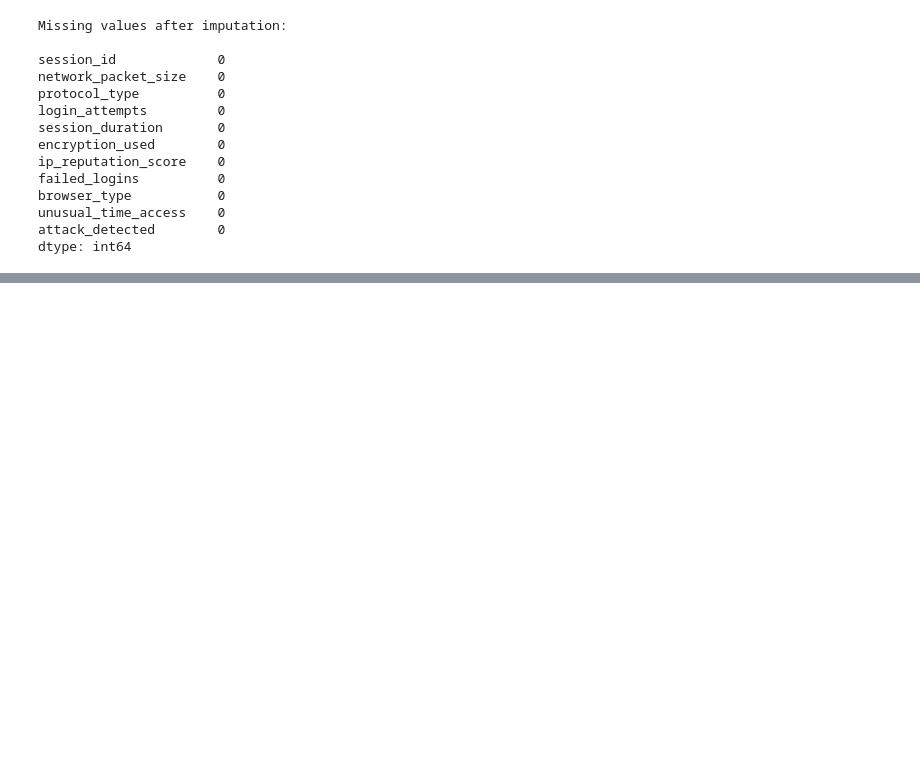
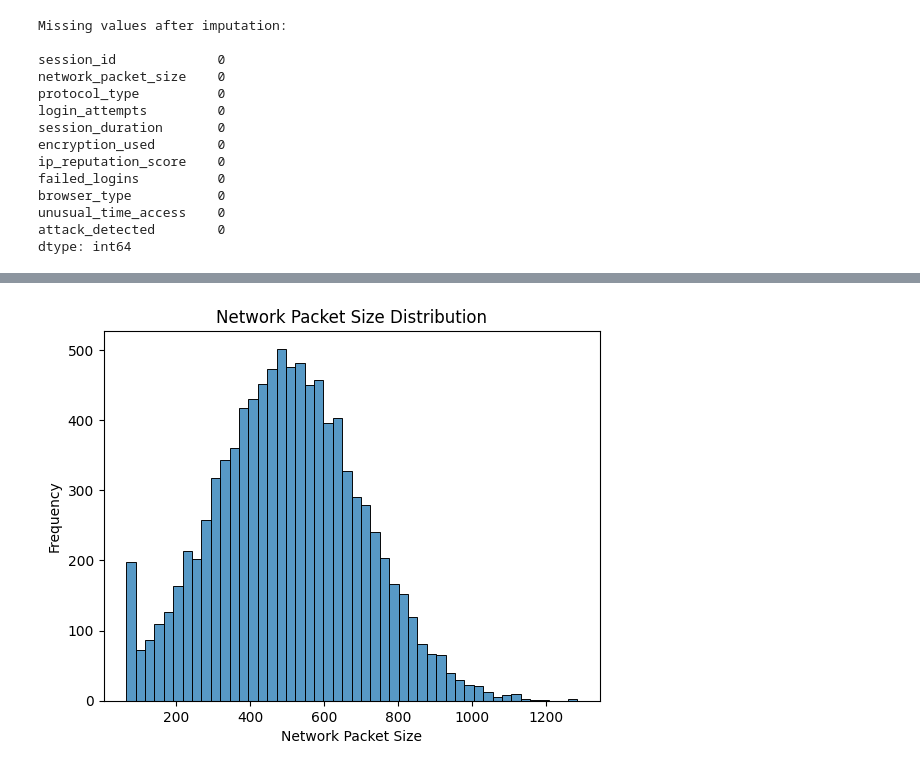
Before and after one commit to ek182238/CSC349, a Jupyter notebook: HW2/data_prep_analysis.ipynb, the cells around one changed output, grey strips where cells are left out. Cells and saved outputs as stored; diff of their text form; code cells hidden in the pictures; blank space fills up the shorter version.

```diff
--- a/HW2/data_prep_analysis.ipynb
+++ b/HW2/data_prep_analysis.ipynb
@@ -212,0 +244,12 @@ Shape: (9537, 9554)
+# %%
+# Distribution plot (histogram) for network packet size
+# The data makes almost a bell curve, but there is another smaller peak at the
+# low values.
+
+sns.histplot( data=df, x = 'network_packet_size' )
+plt.title('Network Packet Size Distribution')
+plt.xlabel('Network Packet Size')
+plt.ylabel('Frequency')
+plt.show()
+# %% [output]
+[figure, added]
```
Also changed, not shown: parts of 12 cells of this notebook.
